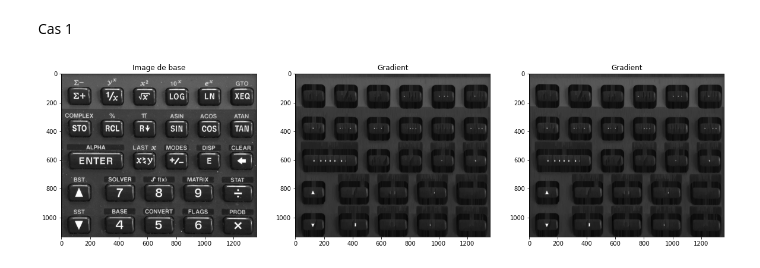
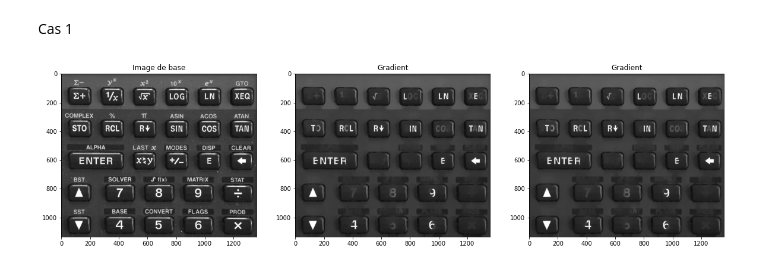
Before and after one commit to GaelleLeroux/TraitementImage, a Jupyter notebook: TP1.ipynb, the cells around one changed output. Drawn from its saved outputs; the diff is of its cells as text; code cells hidden in the pictures.

```diff
--- a/TP1.ipynb
+++ b/TP1.ipynb
@@ -121,27 +121,34 @@ Cas 1
 # %%
 image = cv2.imread('calculator.png',0)
 S = cv2.getStructuringElement(cv2.MORPH_RECT,(1,40))
 Erod = cv2.erode(image, S, iterations = 1)
 
-S = cv2.getStructuringElement(cv2.MORPH_ELLIPSE,(1,1))
-Dilat = cv2.dilate(Erod, S, iterations = 1)
-U = np.min(Dilat,image)
-
-
+S = cv2.getStructuringElement(cv2.MORPH_ELLIPSE,(7,7))
 
 plt.figure(figsize=(20,20))
 
 plt.subplot(131)
 plt.title("Image de base")
 plt.imshow(image,'gray') # affichage de l'image I en niveau de gris
 
 plt.subplot(132)
 plt.title("Gradient")
 plt.imshow(Erod,'gray') # affichage de l'image I en niveau de gris
 
+
+for i in range(1,10):
+    Dilat = cv2.dilate(Erod, S, iterations = 1)
+    U = np.minimum(Dilat,image)
+    Erod = U
+
+
+
+
+
+
 plt.subplot(133)
 plt.title("Gradient")
-plt.imshow(Dilat,'gray') # affichage de l'image I en niveau de gris
+plt.imshow(Erod,'gray') # affichage de l'image I en niveau de gris
 plt.show() # déclenche l'affichage
 # %% [output]
-[figure, old version]
+[figure, new version]
```
